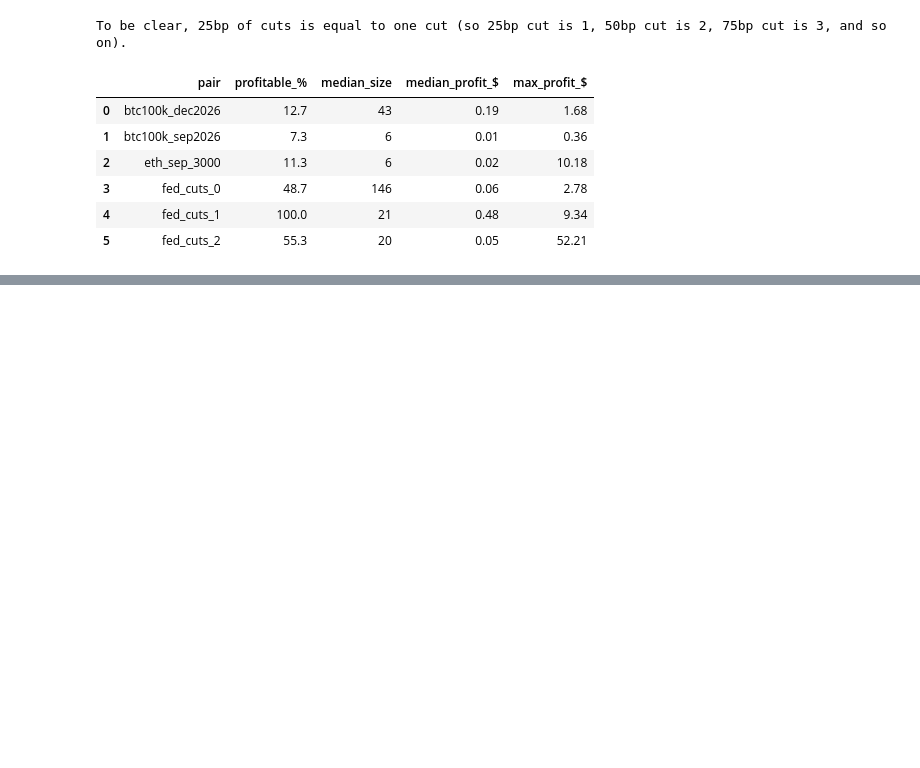
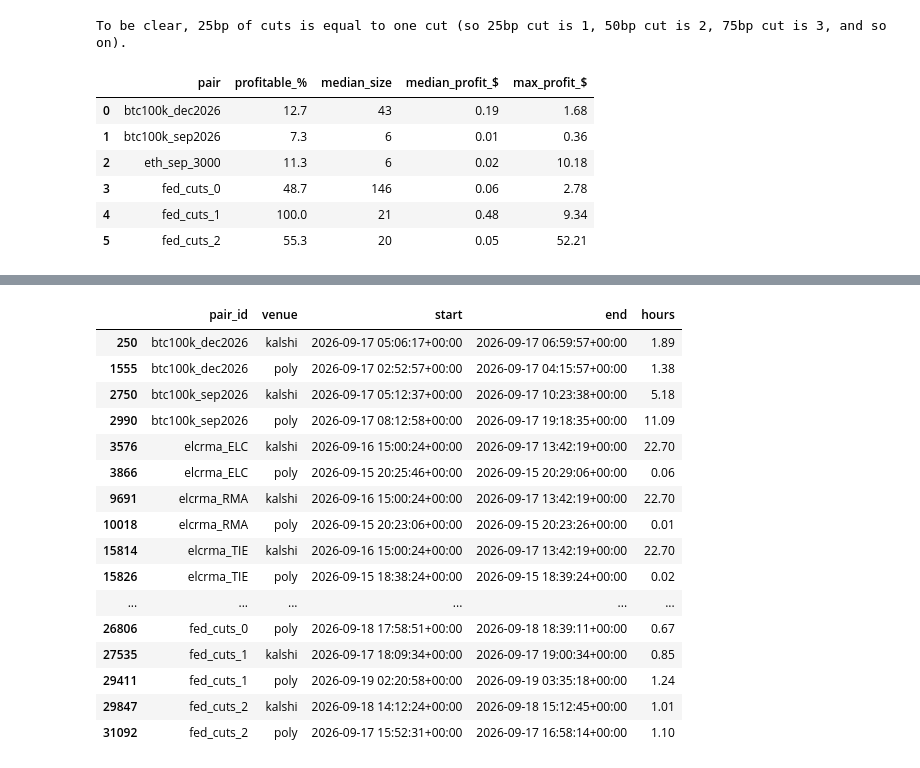
Before and after one commit to MobinHariri/kalshi-polymarket-microstructure, a Jupyter notebook: 02_analysis.ipynb, the cells around one changed output, grey strips where cells are left out. Saved outputs shown, nothing was run; the diff lists cells and outputs as text; code cells hidden in the pictures; blank space fills up the shorter version.

```diff
--- a/02_analysis.ipynb
+++ b/02_analysis.ipynb
@@ -169,0 +256,33 @@ pd.DataFrame(rows)
+# %%
+d = q.sort_values(["pair_id", "venue", "ts"]).copy()
+state = (d.best_bid.astype(str) + "|" + d.best_ask.astype(str) + "|"
+         + d.bid_size.astype(str) + "|" + d.ask_size.astype(str))
+d["new_run"] = ((state != state.shift())
+                | (d.pair_id != d.pair_id.shift())
+                | (d.venue != d.venue.shift())
+                | (d.ts.diff() > pd.Timedelta("60s")))      # a collection gap also ends a run
+d["run_id"] = d.new_run.cumsum()
+
+runs = d.groupby(["pair_id", "venue", "run_id"]).ts.agg(start="min", end="max").reset_index()
+runs["hours"] = ((runs.end - runs.start).dt.total_seconds() / 3600).round(2)
+
+# longest stretch each book went completely unchanged (price AND size), per pair and venue
+runs.loc[runs.groupby(["pair_id", "venue"]).hours.idxmax(), ["pair_id", "venue", "start", "end", "hours"]]
+# %% [output]
+|  | pair_id | venue | start | end | hours |
+| 250 | btc100k_dec2026 | kalshi | 2026-09-17 05:06:17+00:00 | 2026-09-17 06:59:57+00:00 | 1.89 |
+| 1555 | btc100k_dec2026 | poly | 2026-09-17 02:52:57+00:00 | 2026-09-17 04:15:57+00:00 | 1.38 |
+| 2750 | btc100k_sep2026 | kalshi | 2026-09-17 05:12:37+00:00 | 2026-09-17 10:23:38+00:00 | 5.18 |
+| 2990 | btc100k_sep2026 | poly | 2026-09-17 08:12:58+00:00 | 2026-09-17 19:18:35+00:00 | 11.09 |
+| 3576 | elcrma_ELC | kalshi | 2026-09-16 15:00:24+00:00 | 2026-09-17 13:42:19+00:00 | 22.70 |
+| 3866 | elcrma_ELC | poly | 2026-09-15 20:25:46+00:00 | 2026-09-15 20:29:06+00:00 | 0.06 |
+| 9691 | elcrma_RMA | kalshi | 2026-09-16 15:00:24+00:00 | 2026-09-17 13:42:19+00:00 | 22.70 |
+| 10018 | elcrma_RMA | poly | 2026-09-15 20:23:06+00:00 | 2026-09-15 20:23:26+00:00 | 0.01 |
+| 15814 | elcrma_TIE | kalshi | 2026-09-16 15:00:24+00:00 | 2026-09-17 13:42:19+00:00 | 22.70 |
+| 15826 | elcrma_TIE | poly | 2026-09-15 18:38:24+00:00 | 2026-09-15 18:39:24+00:00 | 0.02 |
+| ... | ... | ... | ... | ... | ... |
+| 26806 | fed_cuts_0 | poly | 2026-09-18 17:58:51+00:00 | 2026-09-18 18:39:11+00:00 | 0.67 |
+| 27535 | fed_cuts_1 | kalshi | 2026-09-17 18:09:34+00:00 | 2026-09-17 19:00:34+00:00 | 0.85 |
+| 29411 | fed_cuts_1 | poly | 2026-09-19 02:20:58+00:00 | 2026-09-19 03:35:18+00:00 | 1.24 |
+| 29847 | fed_cuts_2 | kalshi | 2026-09-18 14:12:24+00:00 | 2026-09-18 15:12:45+00:00 | 1.01 |
+| 31092 | fed_cuts_2 | poly | 2026-09-17 15:52:31+00:00 | 2026-09-17 16:58:14+00:00 | 1.10 |
```
Also changed, not shown: parts of 3 cells of this notebook.
